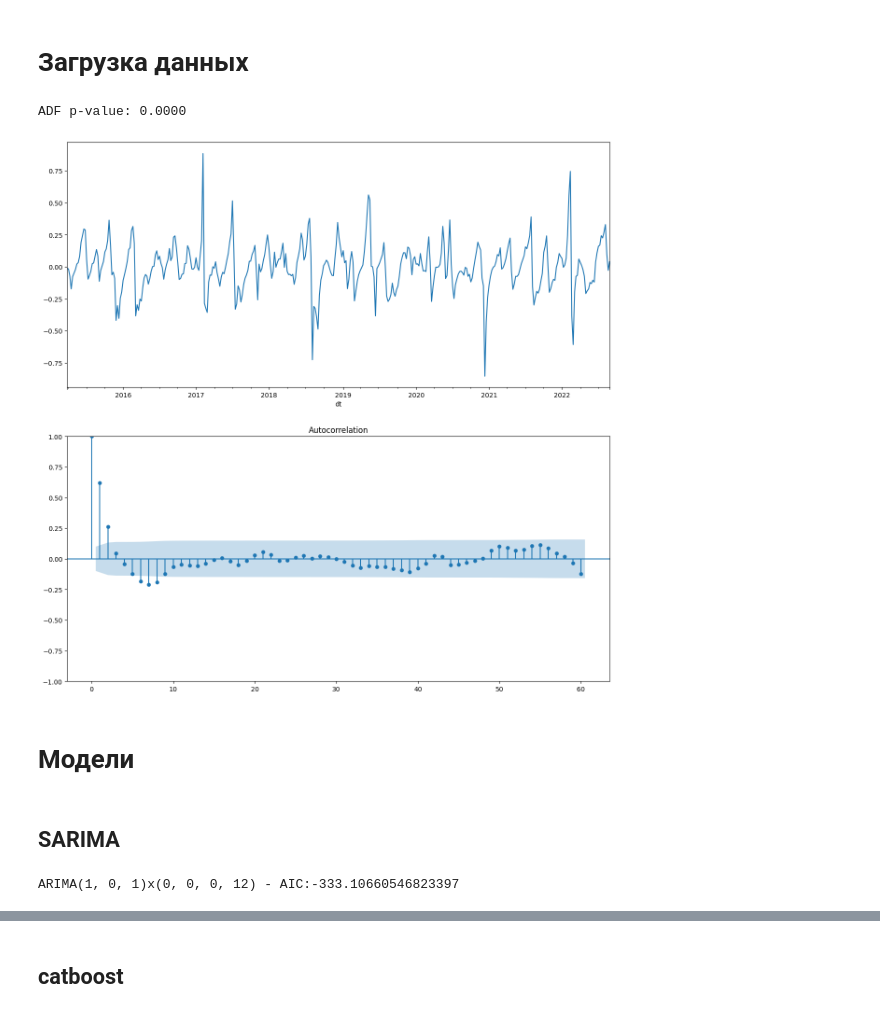
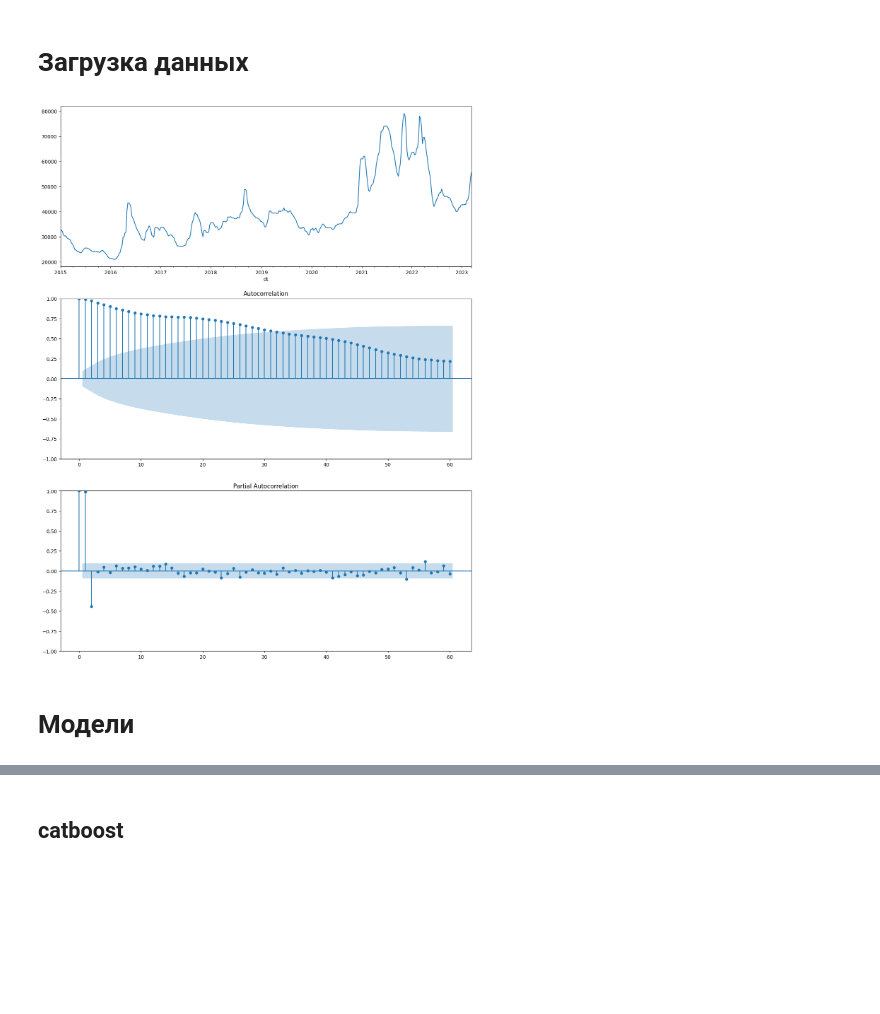
Before and after one commit to kaninn-i/ml_intensiv_3, a Jupyter notebook: ilia_kanin/model.ipynb, the cells around one changed output, grey strips where cells are left out. Cells and saved outputs as stored; diff of their text form; code cells hidden in the pictures; blank space fills up the shorter version.

Commit message:
additional data, raw catboost and ARIMA

```diff
--- a/ilia_kanin/model.ipynb
+++ b/ilia_kanin/model.ipynb
@@ -9,13 +9,0 @@ from sklearn.metrics import mean_absolute_error, mean_squared_error, r2_score
-# %%
-# Загрузка данных
-df = pd.read_csv('to-modal.csv', parse_dates=['dt'], index_col='dt')
-
-# Выбор целевой переменной
-target = df['Цена на арматуру'].dropna()
-
-# Проверка стационарности (например, с помощью теста Дики-Фуллера)
-from statsmodels.tsa.stattools import adfuller
-result = adfuller(target)
-print(f"ADF p-value: {result[1]:.4f}")  # Если p-value > 0.05, ряд нестационарен
-# %% [output]
-ADF p-value: 0.0000
@@ -22,7 +13,9 @@ ADF p-value: 0.0000
 # %%
+# вывод кореллограмм и ? (аргументировать зачем)
 from statsmodels.graphics.tsaplots import plot_acf, plot_pacf
-fig, ax = plt.subplots(nrows=2, ncols=1, figsize=(15, 15))
+fig, ax = plt.subplots(nrows=3, ncols=1, figsize=(15, 20))
 df['Цена на арматуру'].plot(ax=ax[0])
-plot_acf(df['Цена на арматуру'], lags=60, ax=ax[1]);
+plot_acf(df['Цена на арматуру'], lags=60, ax=ax[1])
+plot_pacf(df['Цена на арматуру'], lags=60, ax=ax[2]);
 # %% [output]
-[figure, old version]
+[figure, new version]
@@ -33,40 +48,2 @@ train, test = target.iloc[:-test_size], target.iloc[-test_size:]
 # %% [markdown]
 # Модели
-# %% [markdown]
-## SARIMA
-# %%
-import warnings
-import itertools
-warnings.filterwarnings("ignore")
-
-def search_optimal_sarima(time_series, seasonal_cycle):
-  order_vals = diff_vals = ma_vals = range(0, 2)
-  pdq_combinations = list(itertools.product(order_vals, diff_vals, ma_vals))
-  seasonal_combinations = [(combo[0], combo[1], combo[2], seasonal_cycle) for combo in pdq_combinations]
-
-  smallest_aic = float("inf")
-  optimal_order_param = optimal_seasonal_param = None
-
-  for order_param in pdq_combinations:
-      for seasonal_param in seasonal_combinations:
-          try:
-              sarima_model = SARIMAX(time_series,
-                                                        order=order_param,
-                                                        seasonal_order=seasonal_param,
-                                                        enforce_stationarity=False,
-                                                        enforce_invertibility=False)
-
-              model_results = sarima_model.fit()
-              if model_results.aic < smallest_aic:
-                  smallest_aic = model_results.aic
-                  optimal_order_param = order_param
-                  optimal_seasonal_param = seasonal_param
-          except:
-              continue
-
-  print('ARIMA{}x{} - AIC:{}'.format(optimal_order_param, optimal_seasonal_param, smallest_aic))
-
-seasonal_cycle_length = 12
-search_optimal_sarima(train, seasonal_cycle_length)
-# %% [output]
-ARIMA(1, 0, 1)x(0, 0, 0, 12) - AIC:-333.10660546823397
```
Also changed, not shown: parts of 22 cells of this notebook, 18 other files.
